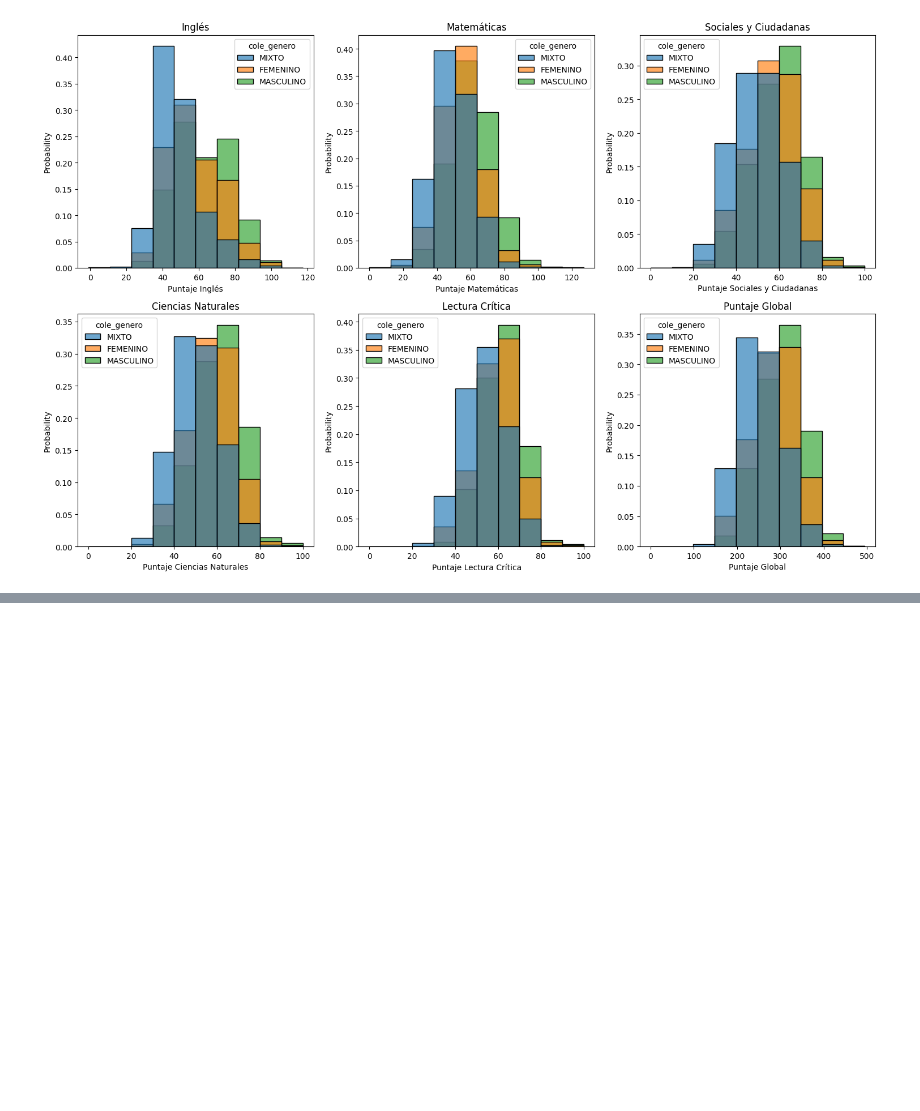
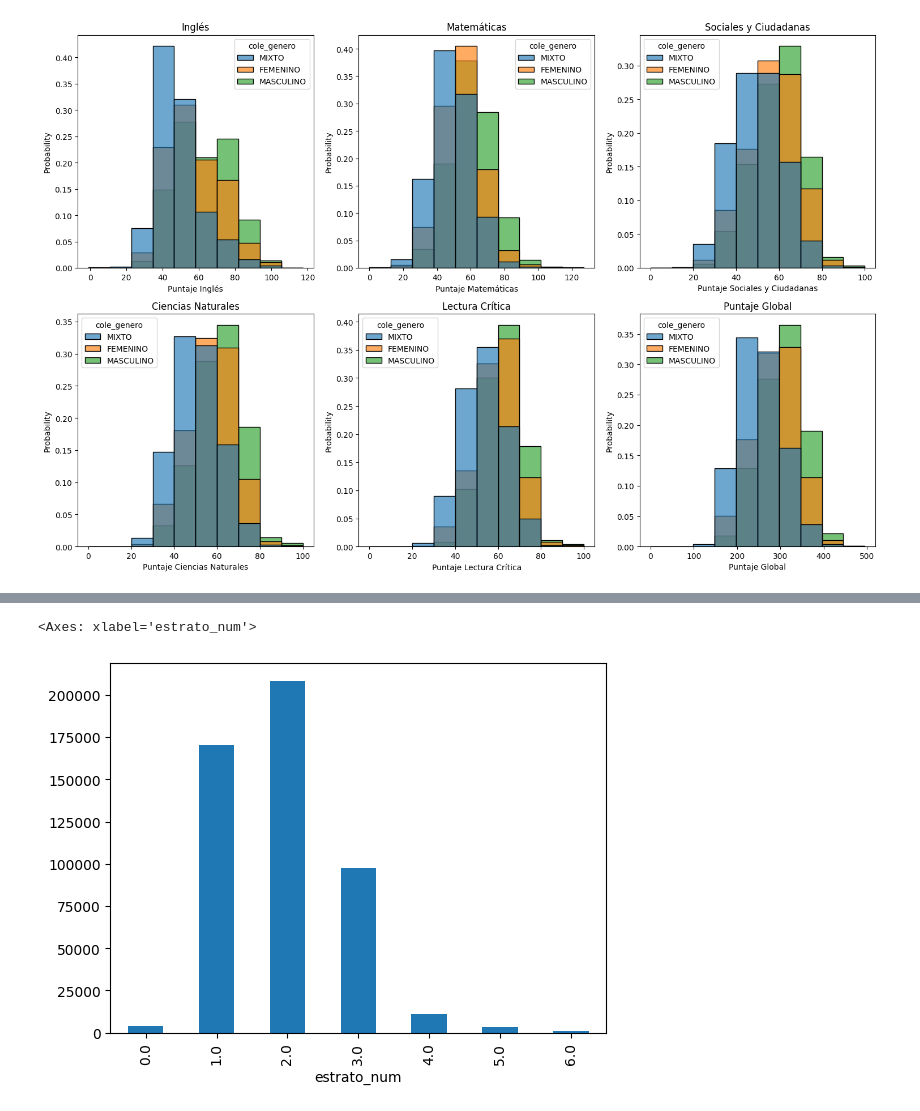
Before and after one commit to juancamilogoomezz/Proyecto-1, a Jupyter notebook: Notebook Consultas 2 Variables.ipynb, the cells around one changed output, grey strips where cells are left out. Drawn from its saved outputs; the diff is of its cells as text; code cells hidden in the pictures; blank space fills up the shorter version.

```diff
--- a/Notebook Consultas 2 Variables.ipynb
+++ b/Notebook Consultas 2 Variables.ipynb
@@ -532,0 +606,5 @@ plt.show()
+# %%
+df[df["cole_calendario"]=="A"]["estrato_num"].value_counts().sort_index().plot(kind="bar")
+# %% [output]
+<Axes: xlabel='estrato_num'>
+[figure, added]
```
Also changed, not shown: parts of 6 cells of this notebook.
